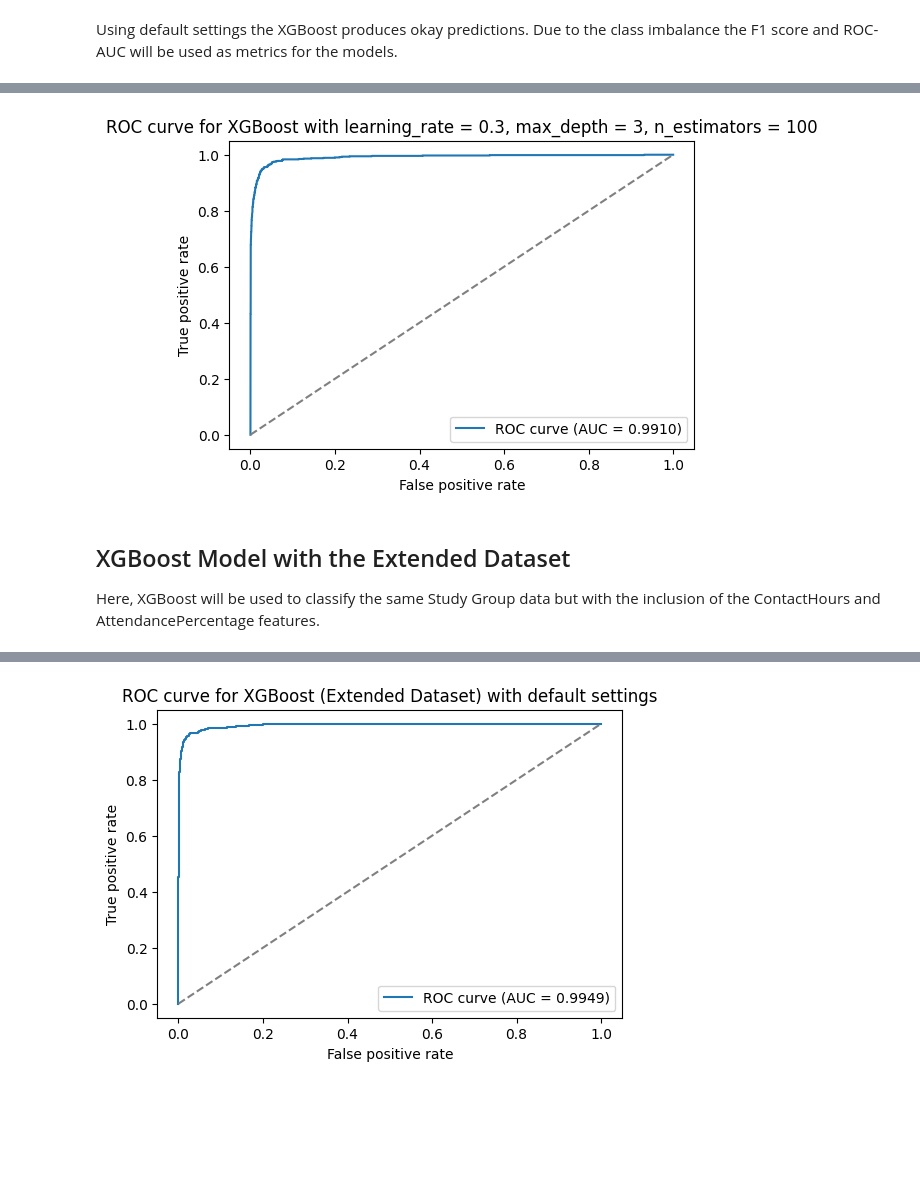
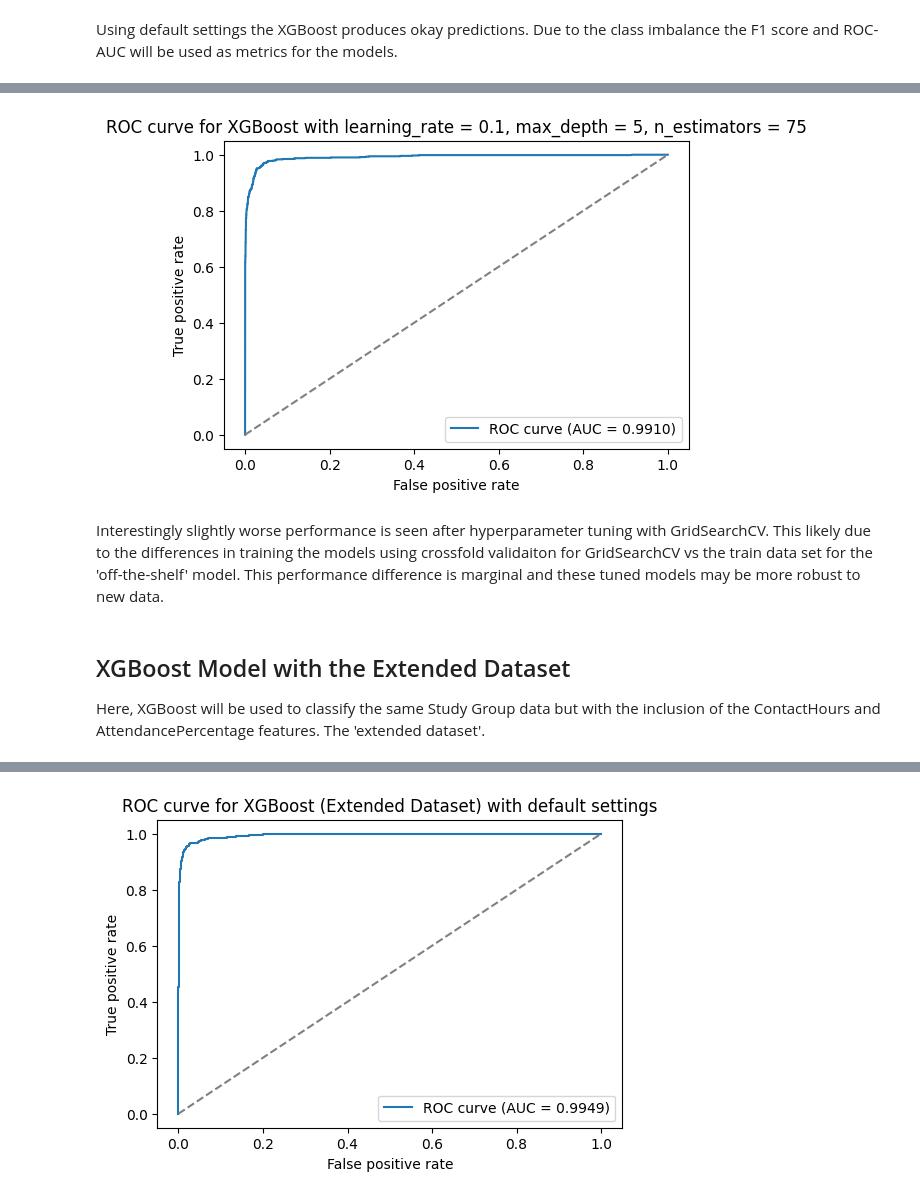
Before and after one commit to alex-mcintosh/Supervised-Learning-for-Student-Dropout, a Jupyter notebook: Applying_supervised_learning_to_predict_student_dropout_rate.ipynb, the cells around one changed output, grey strips where cells are left out. Drawn from its saved outputs; the diff is of its cells as text; code cells hidden in the pictures; blank space fills up the shorter version.

```diff
--- a/Applying_supervised_learning_to_predict_student_dropout_rate.ipynb
+++ b/Applying_supervised_learning_to_predict_student_dropout_rate.ipynb
@@ -506,5 +562,6 @@ xgb_model.fit(X_train2, y_train2)
 
 predictions = xgb_model.predict(X_test2)
 # Plot confustion matrix and performance metrics
-performance_metric(y_test2, predictions, "XGBoost Model")
+model_comparison = None
+model_comparison = performance_metric(y_test2, predictions, "XGBoost Model Minimal Dataset", model_comparison)
 # %% [output]
@@ -522,6 +579,9 @@ weighted avg     0.9717    0.9720    0.9718      4971
 # %%
 # Predict the probabilities of the positive class on the test set.
 y_proba = xgb_model.predict_proba(X_test2)[:, 1]
+# Add AUC data to model comparison dataset to last row
+model_comparison['AUC'] = float('nan')
+model_comparison.iloc[-1, model_comparison.columns.get_loc('AUC')]  = [roc_auc_score(y_test2, y_proba)]
 # Plot ROC curve and AUC
 ROC_AUC(y_proba, y_test2, 'ROC curve for XGBoost with default settings')
 # %% [output]
@@ -535,14 +595,14 @@ Here, the hyperparameters for the neural network will be tuned semi-manually by
 # %%
 # Define the hyperparameter grid
 param_grid = {
-    'max_depth': [3, 4, 5, 6, 7, 8, 9, 10],
-    'learning_rate': [0.4, 0.3, 0.2, 0.1, 0.01],
-    'n_estimators': [10, 25, 50, 75, 100, 125]
+    'max_depth': [3, 4, 5, 6, 7, 8,],
+    'learning_rate': [0.3, 0.2, 0.1],
+    'n_estimators': [10, 25, 50, 75, 100]
 }
 
 # Create the GridSearchCV object, f1 scoring is used due to the imbalance of the
 # dataset
-grid_search = GridSearchCV(xgb_model, param_grid, cv=5, scoring='f1')
+grid_search = GridSearchCV(xgb_model, param_grid, cv=9, scoring='f1')
 
 # Fit the GridSearchCV object to the training data
 grid_search.fit(X_train2, y_train2)
@@ -553,5 +613,5 @@ print("Best score: ", grid_search.best_score_)
 
 predictions = grid_search.predict(X_test2)
 # Plot confustion matrix and performance metrics
-performance_metric(y_test2, predictions, "XGBoost Model Accuracy: ")
+model_comparison = performance_metric(y_test2, predictions, "XGBoost Model Minimal Dataset with Tuning", model_comparison)
 # %% [output]
@@ -729,16 +632,20 @@ weighted avg     0.9722    0.9726    0.9723      4971
 # %%
 # Predict the probabilities of the positive class on the test set.
-y_proba = best_model.predict_proba(X_test2)[:, 1]
-
-ROC_AUC(y_proba,
-        y_test2,
-        f"ROC curve for XGBoost with learning_rate = 0.3, max_depth = 3, n_estimators = 100")
+y_proba = grid_search.predict_proba(X_test2)[:, 1]
+# Add AUC data to model comparison dataset
+model_comparison.iloc[-1, model_comparison.columns.get_loc('AUC')]  = [roc_auc_score(y_test2, y_proba)]
+# Plot ROC curve and AUC
+ROC_AUC(y_proba, y_test2, f"ROC curve for XGBoost with learning_rate = {grid_search.best_params_['learning_rate']}, "
+        f"max_depth = {grid_search.best_params_['max_depth']}, "
+        f"n_estimators = {grid_search.best_params_['n_estimators']}")
 # %% [output]
-[figure, old version]
+[figure, new version]
+# %% [markdown]
+Interestingly slightly worse performance is seen after hyperparameter tuning with GridSearchCV. This likely due to the differences in training the models using crossfold validaiton for GridSearchCV vs the train data set for the 'off-the-shelf' model. This performance difference is marginal and these tuned models may be more robust to new data.
 # %% [markdown]
 ## XGBoost Model with the Extended Dataset
 
-Here, XGBoost will be used to classify the same Study Group data but with the inclusion of the ContactHours and AttendancePercentage features.
+Here, XGBoost will be used to classify the same Study Group data but with the inclusion of the ContactHours and AttendancePercentage features. The 'extended dataset'.
 # %%
 # Create new train and test sets based on the extended dataset which also
 # includes ContactHours and AttendencePercentage
```
Also changed, not shown: parts of 63 cells of this notebook.
